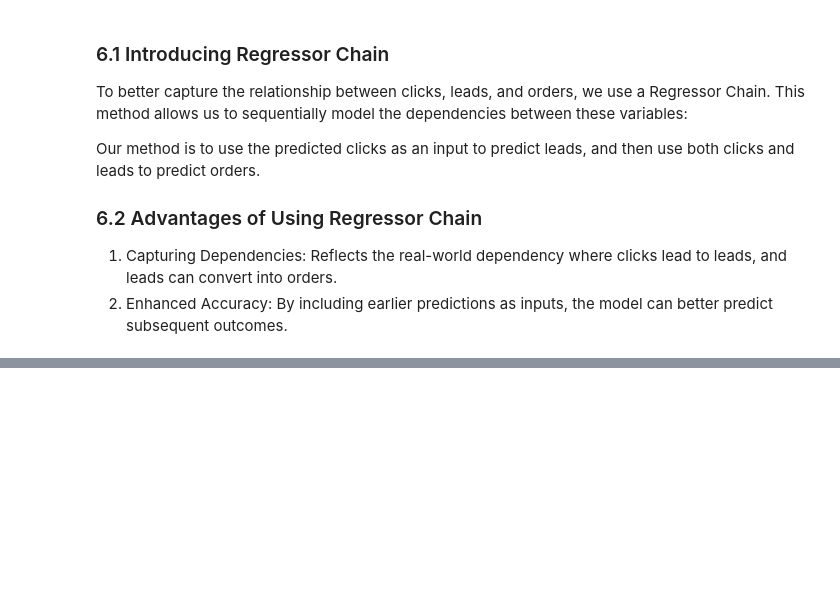
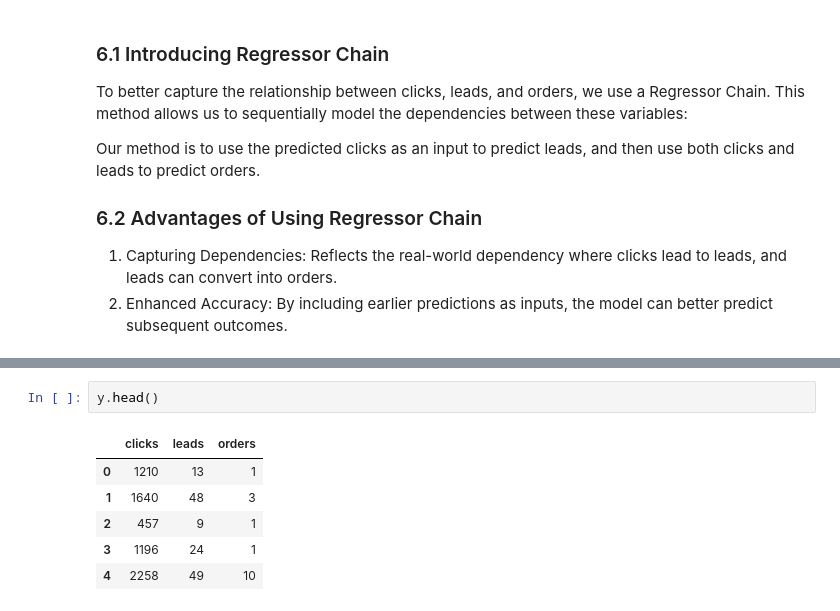
Before and after one commit to ChinSekYi/OpenAYEye, a Jupyter notebook: notebook/roi-model/ROI_model.ipynb, the cells around one changed output, grey strips where cells are left out. Saved outputs shown, nothing was run; the diff lists cells and outputs as text; blank space fills up the shorter version.

```diff
--- a/notebook/roi-model/ROI_model.ipynb
+++ b/notebook/roi-model/ROI_model.ipynb
@@ -385,0 +386,9 @@ orders - MSE: 10757.45713492237, R^2: 0.7616880739878178
+# %%
+y.head()
+# %% [output]
+|  | clicks | leads | orders |
+| 0 | 1210 | 13 | 1 |
+| 1 | 1640 | 48 | 3 |
+| 2 | 457 | 9 | 1 |
+| 3 | 1196 | 24 | 1 |
+| 4 | 2258 | 49 | 10 |
```
Also changed, not shown: parts of 4 cells of this notebook, 7 other files.
